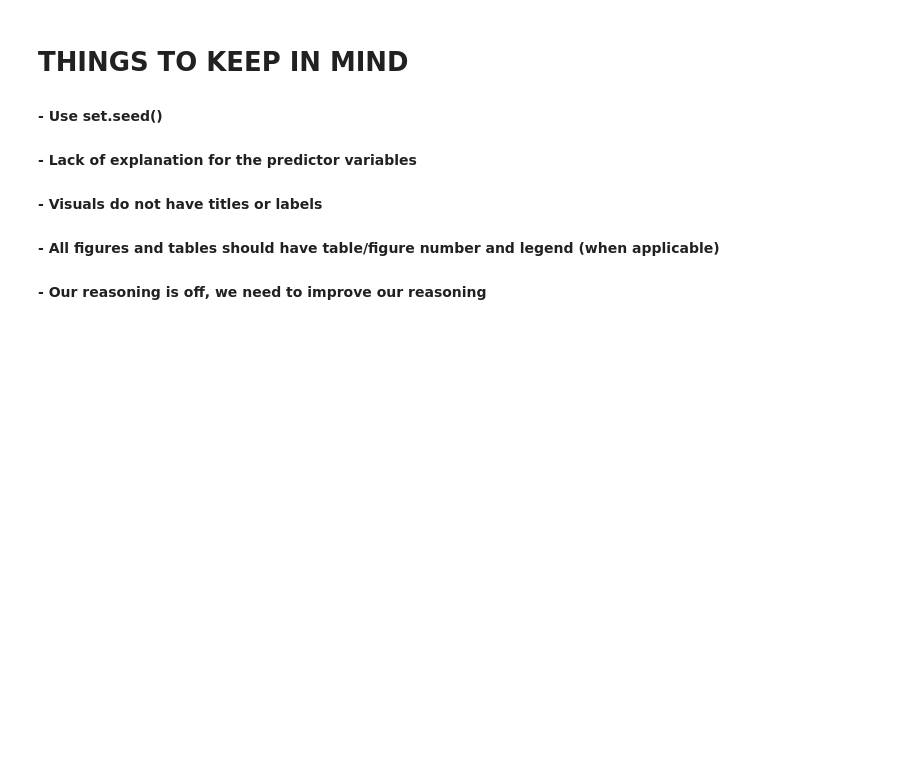
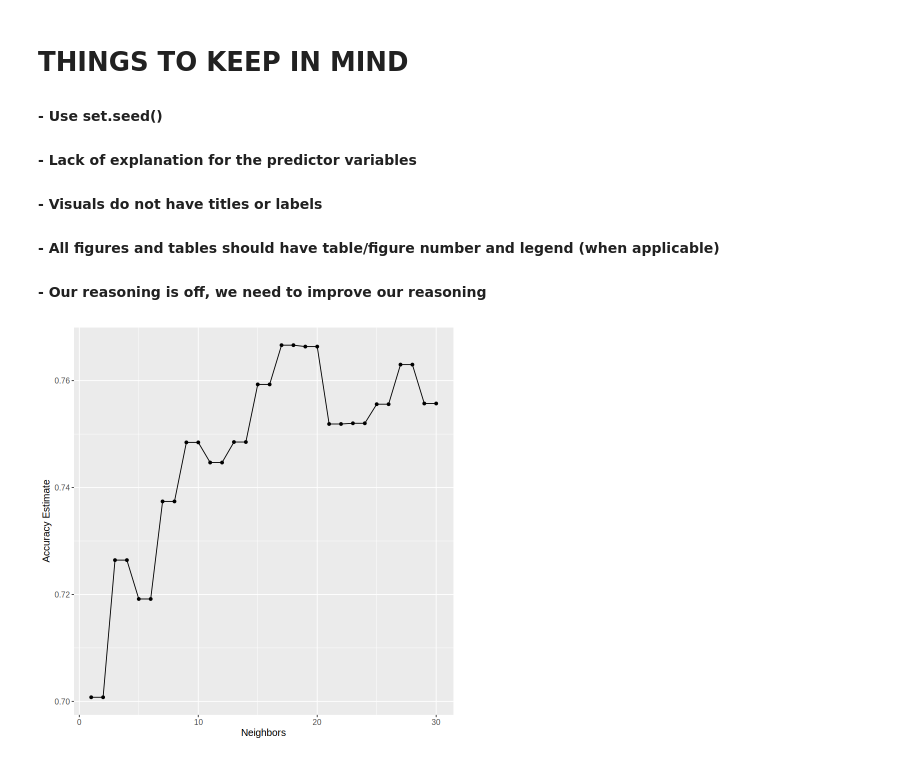
Before and after one commit to narjisaa/dsci-100-2023w1-group-10, a Jupyter notebook: group_project_report.ipynb, the cells around one changed output. Cells and saved outputs as stored; diff of their text form; code cells hidden in the pictures; blank space fills up the shorter version.

Commit message:
Data nalysus

```diff
--- a/group_project_report.ipynb
+++ b/group_project_report.ipynb
@@ -109,3 +119,47 @@ A tibble: 6 × 9
 #### - Visuals do not have titles or labels
 #### - All figures and tables should have table/figure number and legend (when applicable)
 #### - Our reasoning is off, we need to improve our reasoning
+# %%
+#get rid of NA data
+DIABETES_DATA <- na.omit(DIABETES_DATA)
+# %%
+set.seed(1213)
+#spliting the DIABETES_DATA
+diabetes_split<-initial_split(DIABETES_DATA, prop = 0.7, strata = outcome)
+diabetes_test<-testing(diabetes_split)
+diabetes_train<-training(diabetes_split)
+#if the code isn't working because NA value, use the code below
+#filter(!is.na(insulin))
+# %%
+#scale and center the data
+diabetes_recipe<-recipe(outcome ~ glucose+bmi+blood_pressure, data = diabetes_train) |>
+  step_scale(all_predictors()) |>
+  step_center(all_predictors())
+# %%
+#V-folds(5 times)
+diabetes_vfold <- vfold_cv(diabetes_train, v = 5, strata = outcome)
+#K_vals(try neighbors from 1 to 20)
+k_vals <- tibble(neighbors = seq(from = 1, to = 30, by = 1))
+#knn_spec_tune to decide which K value we should use
+knn_spec_tune <- nearest_neighbor(weight_func = "rectangular",
+                             neighbors = tune()) |>
+  set_engine("kknn") |>
+  set_mode("classification")
+#workflow to find the K values
+knn_results <- workflow() |>
+                 add_recipe(diabetes_recipe) |>
+                 add_model(knn_spec_tune) |>
+                 tune_grid(resamples = diabetes_vfold, grid = k_vals)|>
+                 collect_metrics()
+accuracies <- knn_results |>
+  filter(.metric == "accuracy")
+# %%
+#select K values
+accuracy_vs_k <- ggplot(accuracies, aes(x = neighbors, y = mean)) +
+  geom_point() +
+  geom_line() +
+  labs(x = "Neighbors", y = "Accuracy Estimate") +
+  theme(text = element_text(size = 12))
+accuracy_vs_k
+# %% [output]
+[figure, added]
```
Also changed, not shown: parts of 2 cells of this notebook.
